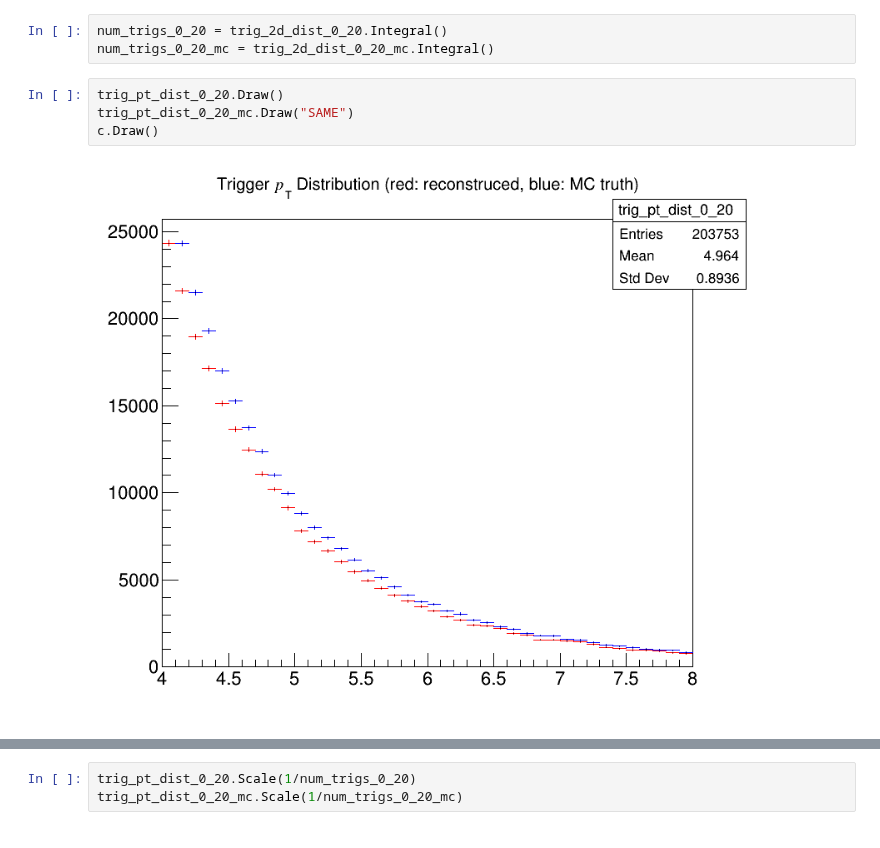
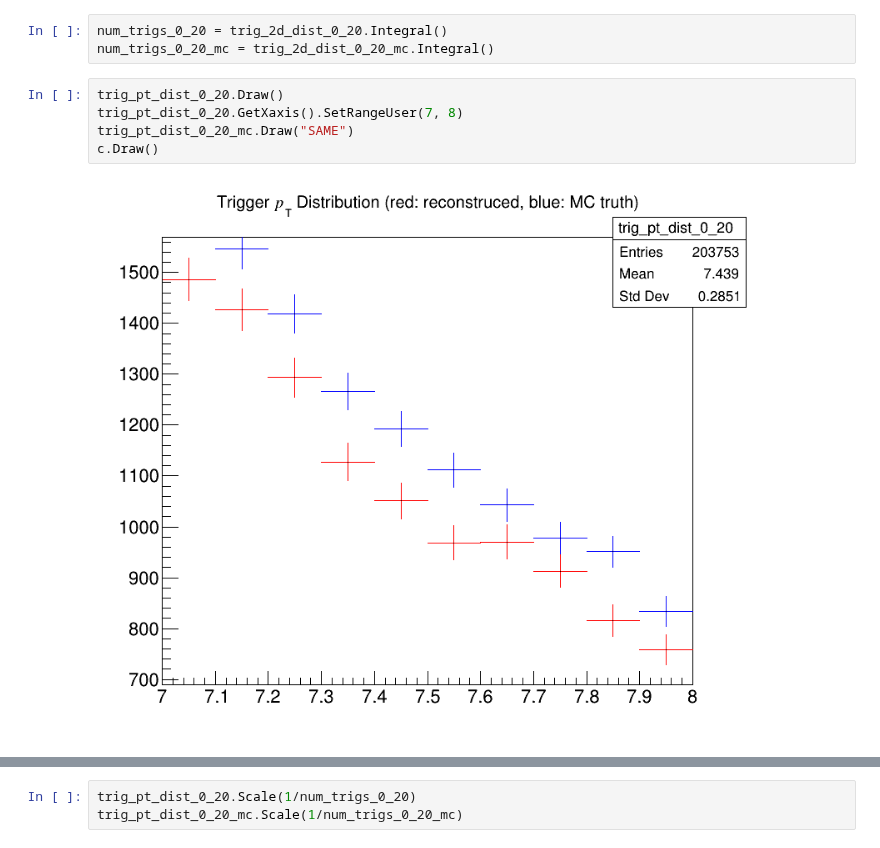
Before and after one commit to rhanniga/lambda-over-hadron, a Jupyter notebook: mc/offline/v0_closure_test.ipynb, the cells around one changed output, grey strips where cells are left out. Saved outputs shown, nothing was run; the diff lists cells and outputs as text.

```diff
--- a/mc/offline/v0_closure_test.ipynb
+++ b/mc/offline/v0_closure_test.ipynb
@@ -116,10 +116,11 @@ num_trigs_0_20 = trig_2d_dist_0_20.Integral()
 num_trigs_0_20_mc = trig_2d_dist_0_20_mc.Integral()
 # %%
 trig_pt_dist_0_20.Draw()
+trig_pt_dist_0_20.GetXaxis().SetRangeUser(7, 8)
 trig_pt_dist_0_20_mc.Draw("SAME")
 c.Draw()
 # %% [output]
-[figure, old version]
+[figure, new version]
 # %%
 trig_pt_dist_0_20_ratio = trig_pt_dist_0_20.Clone("trig_pt_dist_0_20_ratio")
 trig_pt_dist_0_20_ratio.Divide(trig_pt_dist_0_20_mc)
```
Also changed, not shown: parts of 25 cells of this notebook, 2 other files.
